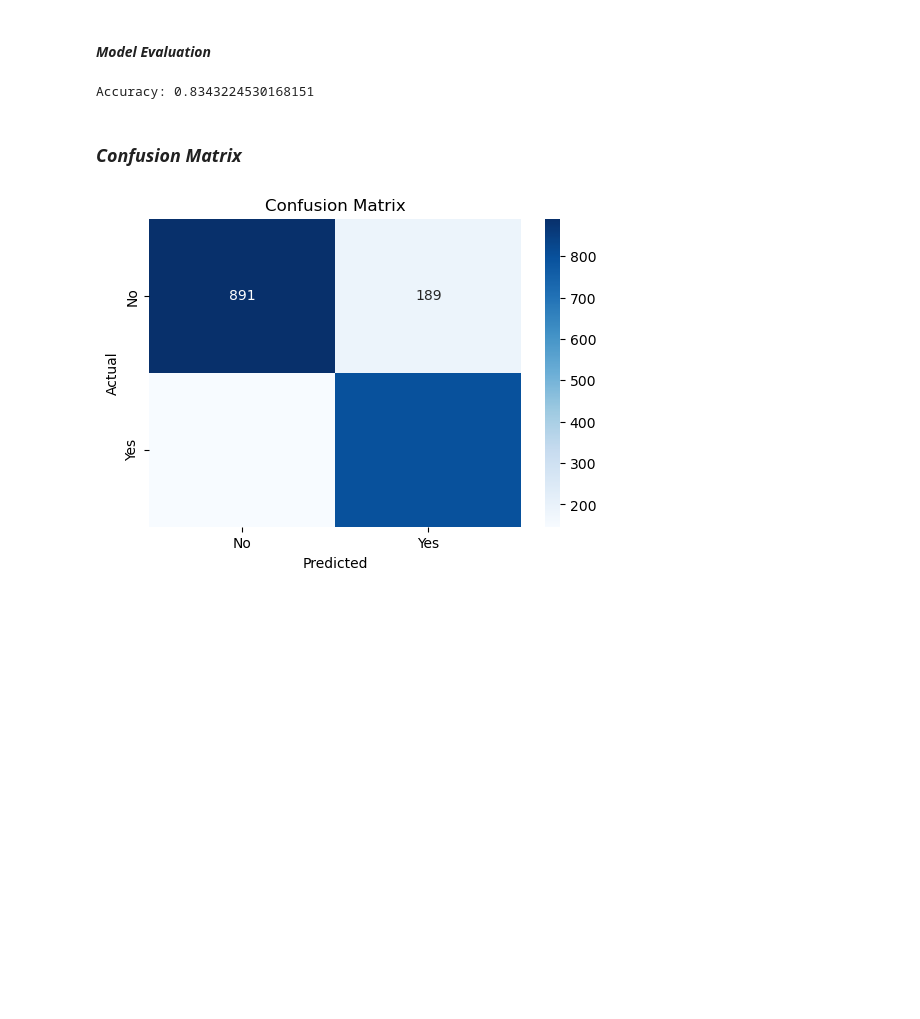
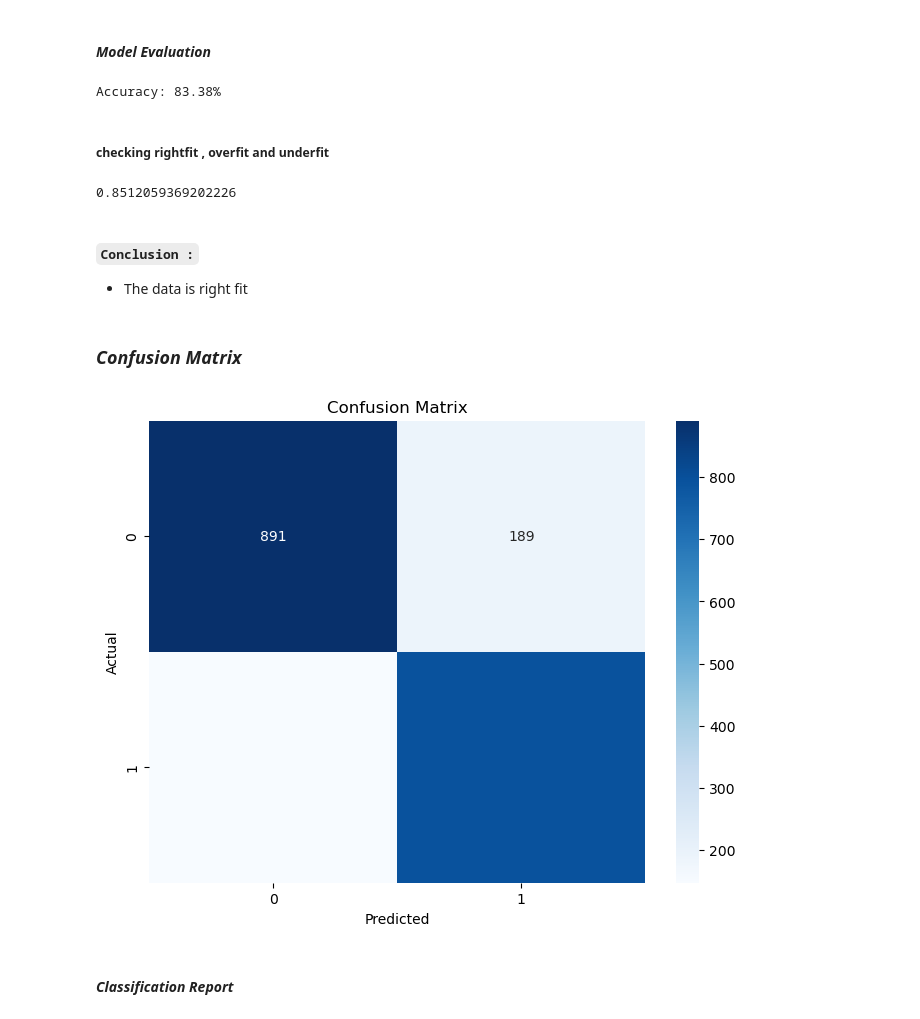
Before and after one commit to SnitTeshome/PRODIGY_DS_03, a Jupyter notebook: Bank_decision tree classifer.ipynb, the cells around one changed output. Cells and saved outputs as stored; diff of their text form; code cells hidden in the pictures; blank space fills up the shorter version.

```diff
--- a/Bank_decision tree classifer.ipynb
+++ b/Bank_decision tree classifer.ipynb
@@ -426,20 +510,37 @@ print(y_pred[:10])
 y_pred_dt = dt.predict(X_test)
 
 # Evaluate the model
-print("Accuracy:", accuracy_score(y_test, y_pred_dt))
+accuracy=accuracy_score(y_test, y_pred_dt)
+print(f'Accuracy: {accuracy * 100:.2f}%')
 # %% [output]
-Accuracy: 0.8343224530168151
+Accuracy: 83.38%
+# %% [markdown]
+##### checking rightfit , overfit and underfit
+# %%
+dt.score(X_train,y_train)
+# %% [output]
+0.8512059369202226
+# %% [markdown]
+#### `Conclusion :`
+- The data is right fit
 # %% [markdown]
 ### *Confusion Matrix*
 # %%
-# Confusion Matrix
-conf_matrix = confusion_matrix(y_test, y_pred)
+from sklearn.metrics import confusion_matrix
+import seaborn as sns
+import matplotlib.pyplot as plt
 
-plt.figure(figsize=(6, 4))
-sns.heatmap(conf_matrix, annot=True, fmt='d', cmap='Blues', xticklabels=['No', 'Yes'], yticklabels=['No', 'Yes'])
-plt.title('Confusion Matrix')
+# Assuming you have y_test   and y_pred
+cm = confusion_matrix(y_test, y_pred)
+
+# Visualize the confusion matrix
+plt.figure(figsize=(8, 6))
+sns.heatmap(cm, annot=True, fmt='d', cmap='Blues')
 plt.xlabel('Predicted')
 plt.ylabel('Actual')
+plt.title('Confusion Matrix')
 plt.show()
 # %% [output]
-[figure, old version]
+[figure, new version]
+# %% [markdown]
+#### *Classification Report*
```
Also changed, not shown: parts of 20 cells of this notebook, 1 other file.
